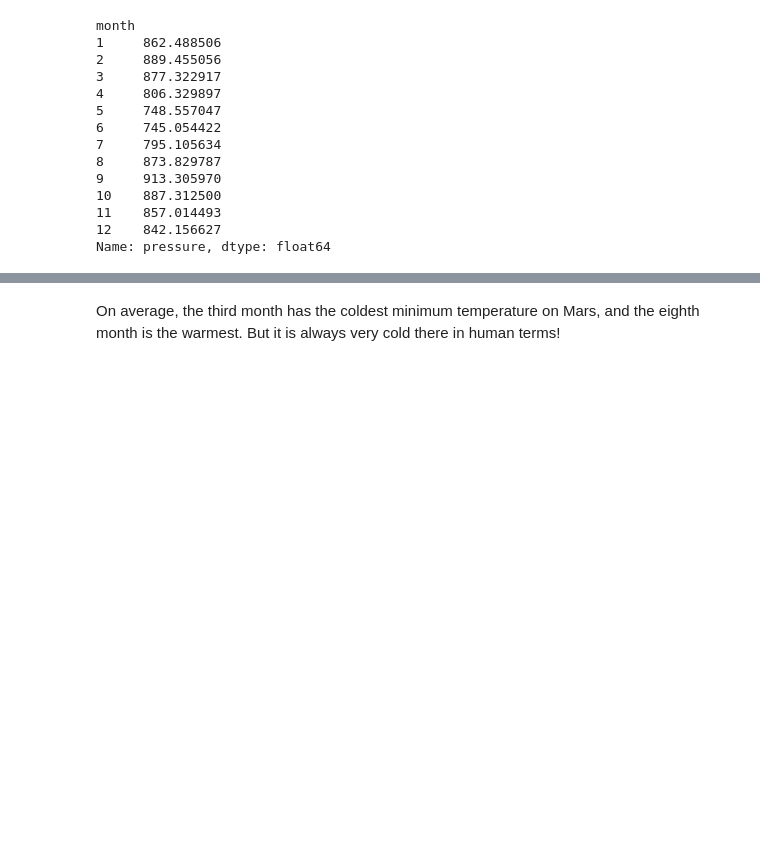
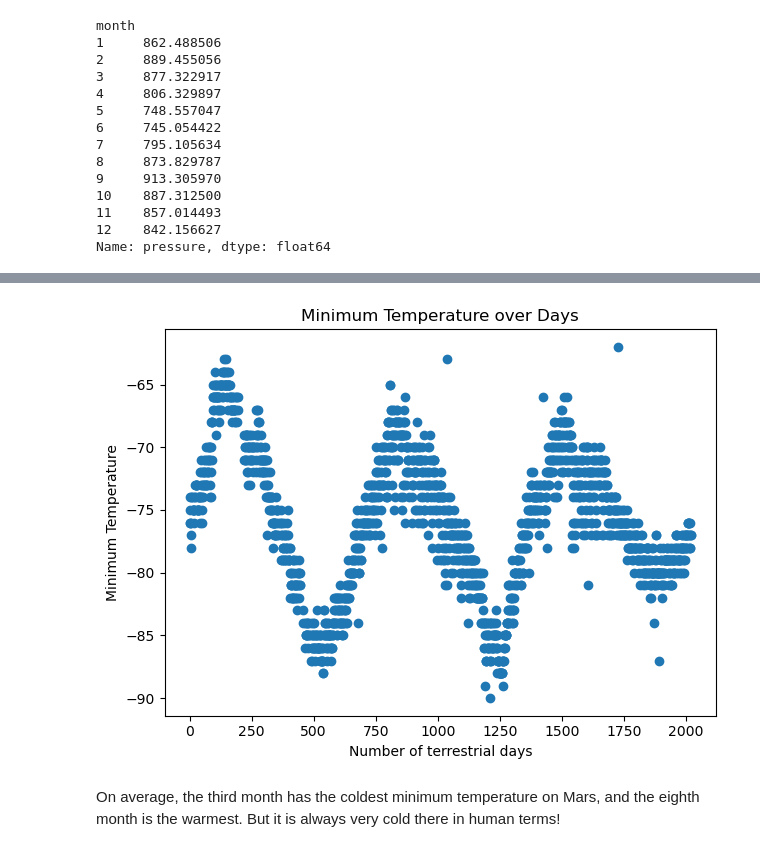
Before and after one commit to Esi-Akotia/webscraping-challenge, a Jupyter notebook: part_2_mars_weather.ipynb, the cells around one changed output, grey strips where cells are left out. Drawn from its saved outputs; the diff is of its cells as text; code cells hidden in the pictures; blank space fills up the shorter version.

```diff
--- a/part_2_mars_weather.ipynb
+++ b/part_2_mars_weather.ipynb
@@ -206,3 +256,17 @@ Name: pressure, dtype: float64
+# %%
+# 5. How many terrestrial (earth) days are there in a Martian year?
+
+mars_df['days_elapsed'] = (mars_df['terrestrial_date'] - mars_df['terrestrial_date'].min()).dt.days
+
+# Plot the scatter plot with modified marker
+plt.scatter(mars_df['days_elapsed'], mars_df['min_temp'])
+plt.title('Minimum Temperature over Days')
+plt.xlabel('Number of terrestrial days')
+plt.ylabel('Minimum Temperature')
+plt.tight_layout()
+plt.show()
+# %% [output]
+[figure, added]
 # %% [markdown]
 On average, the third month has the coldest minimum temperature on Mars, and the eighth month is the warmest. But it is always very cold there in human terms!
 # %% [markdown]
```
Also changed, not shown: parts of 13 cells of this notebook.
